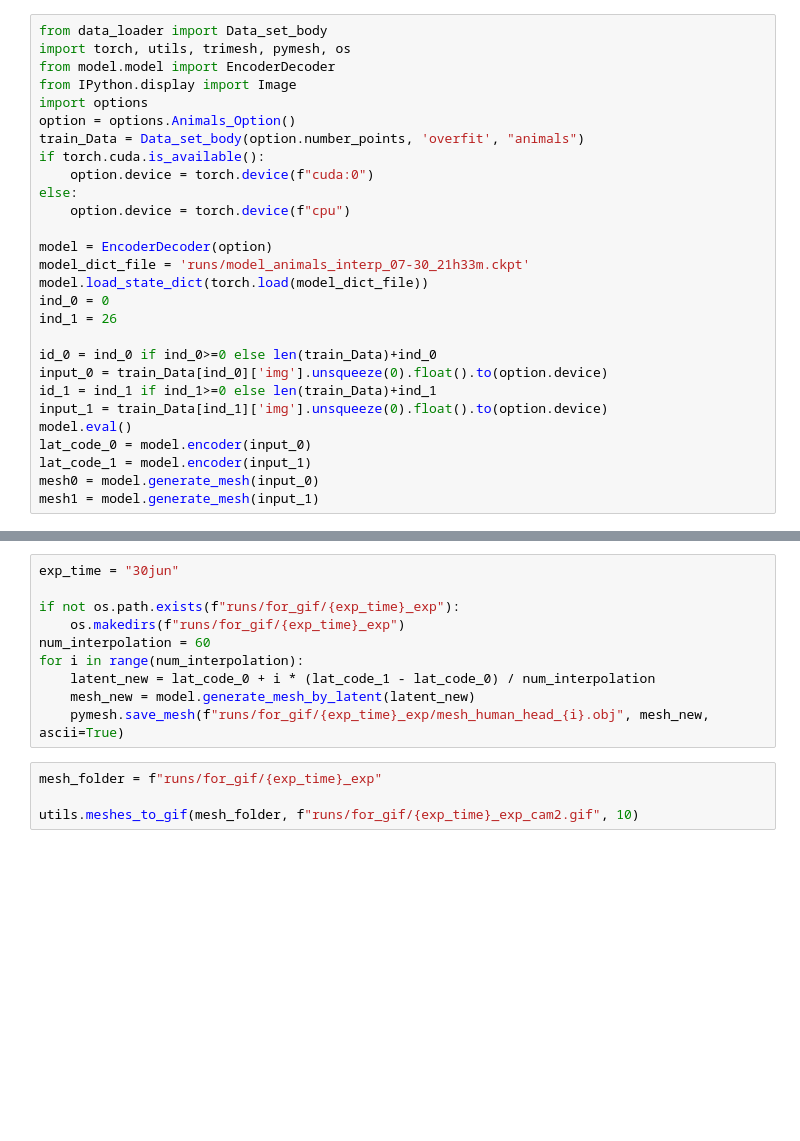
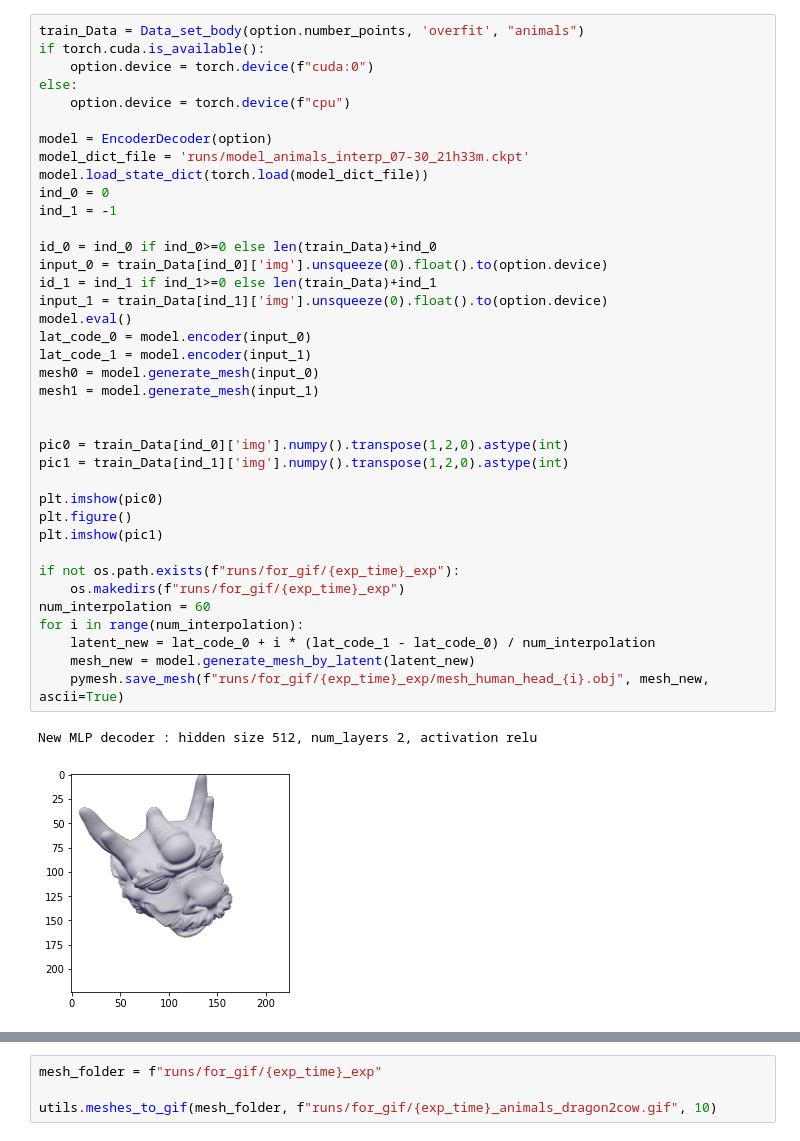
Before and after one commit to Wen-Binghui/ML3D_AtlasNet_HumanBodyDataset, a Jupyter notebook: interpolation_test.ipynb, the cells around one changed output, grey strips where cells are left out. Cells and saved outputs as stored; diff of their text form; blank space fills up the shorter version.

```diff
--- a/interpolation_test.ipynb
+++ b/interpolation_test.ipynb
@@ -1,28 +11,41 @@
 # %%
-from data_loader import Data_set_body
-import torch, utils, trimesh, pymesh, os
-from model.model import EncoderDecoder
-from IPython.display import Image
-import options
-option = options.Animals_Option()
 train_Data = Data_set_body(option.number_points, 'overfit', "animals")
 if torch.cuda.is_available():
     option.device = torch.device(f"cuda:0")
 else:
     option.device = torch.device(f"cpu")
 
 model = EncoderDecoder(option)
 model_dict_file = 'runs/model_animals_interp_07-30_21h33m.ckpt'
 model.load_state_dict(torch.load(model_dict_file))
 ind_0 = 0
-ind_1 = 26
+ind_1 = -1
 
 id_0 = ind_0 if ind_0>=0 else len(train_Data)+ind_0
 input_0 = train_Data[ind_0]['img'].unsqueeze(0).float().to(option.device)
 id_1 = ind_1 if ind_1>=0 else len(train_Data)+ind_1
 input_1 = train_Data[ind_1]['img'].unsqueeze(0).float().to(option.device)
 model.eval()
 lat_code_0 = model.encoder(input_0)
 lat_code_1 = model.encoder(input_1)
 mesh0 = model.generate_mesh(input_0)
 mesh1 = model.generate_mesh(input_1)
+
+
+pic0 = train_Data[ind_0]['img'].numpy().transpose(1,2,0).astype(int)
+pic1 = train_Data[ind_1]['img'].numpy().transpose(1,2,0).astype(int)
+
+plt.imshow(pic0)
+plt.figure()
+plt.imshow(pic1)
+
+if not os.path.exists(f"runs/for_gif/{exp_time}_exp"):
+    os.makedirs(f"runs/for_gif/{exp_time}_exp")
+num_interpolation = 60
+for i in range(num_interpolation):
+    latent_new = lat_code_0 + i * (lat_code_1 - lat_code_0) / num_interpolation
+    mesh_new = model.generate_mesh_by_latent(latent_new)
+    pymesh.save_mesh(f"runs/for_gif/{exp_time}_exp/mesh_human_head_{i}.obj", mesh_new, ascii=True)
+# %% [output]
+New MLP decoder : hidden size 512, num_layers 2, activation relu
+[figure, added]
@@ -29,14 +53,4 @@ mesh1 = model.generate_mesh(input_1)
-# %%
-exp_time = "30jun"
-
-if not os.path.exists(f"runs/for_gif/{exp_time}_exp"):
-    os.makedirs(f"runs/for_gif/{exp_time}_exp")
-num_interpolation = 60
-for i in range(num_interpolation):
-    latent_new = lat_code_0 + i * (lat_code_1 - lat_code_0) / num_interpolation
-    mesh_new = model.generate_mesh_by_latent(latent_new)
-    pymesh.save_mesh(f"runs/for_gif/{exp_time}_exp/mesh_human_head_{i}.obj", mesh_new, ascii=True)
 # %%
 mesh_folder = f"runs/for_gif/{exp_time}_exp"
 
-utils.meshes_to_gif(mesh_folder, f"runs/for_gif/{exp_time}_exp_cam2.gif", 10)
+utils.meshes_to_gif(mesh_folder, f"runs/for_gif/{exp_time}_animals_dragon2cow.gif", 10)
```
Also changed, not shown: parts of 3 cells of this notebook, 10 other files.
